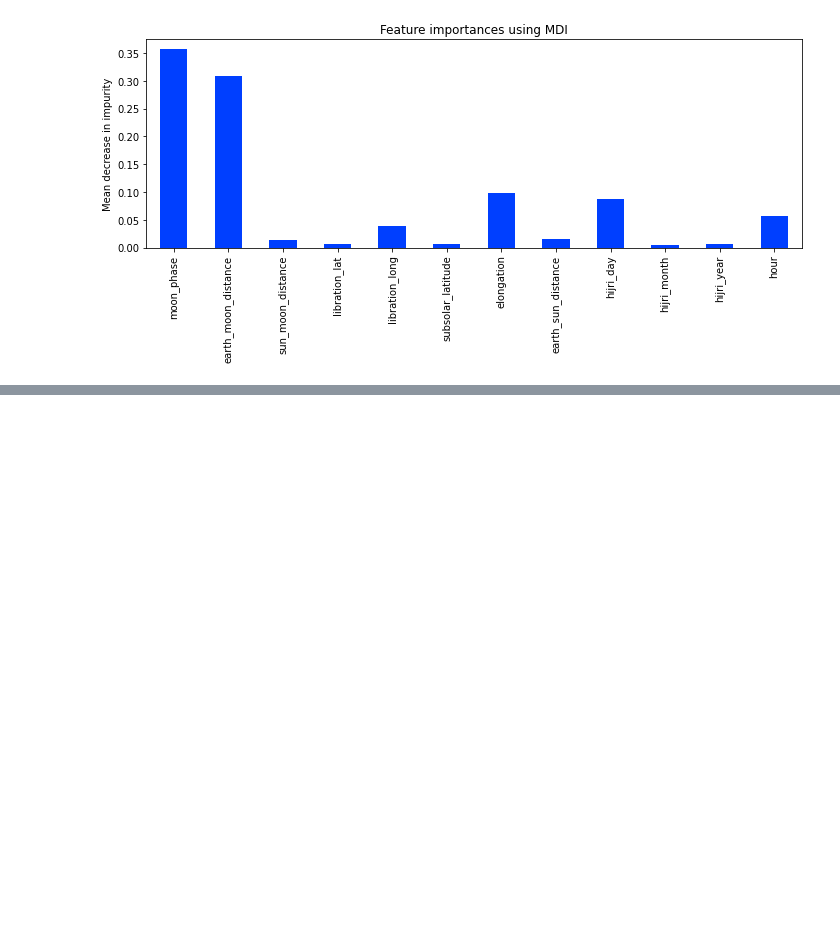
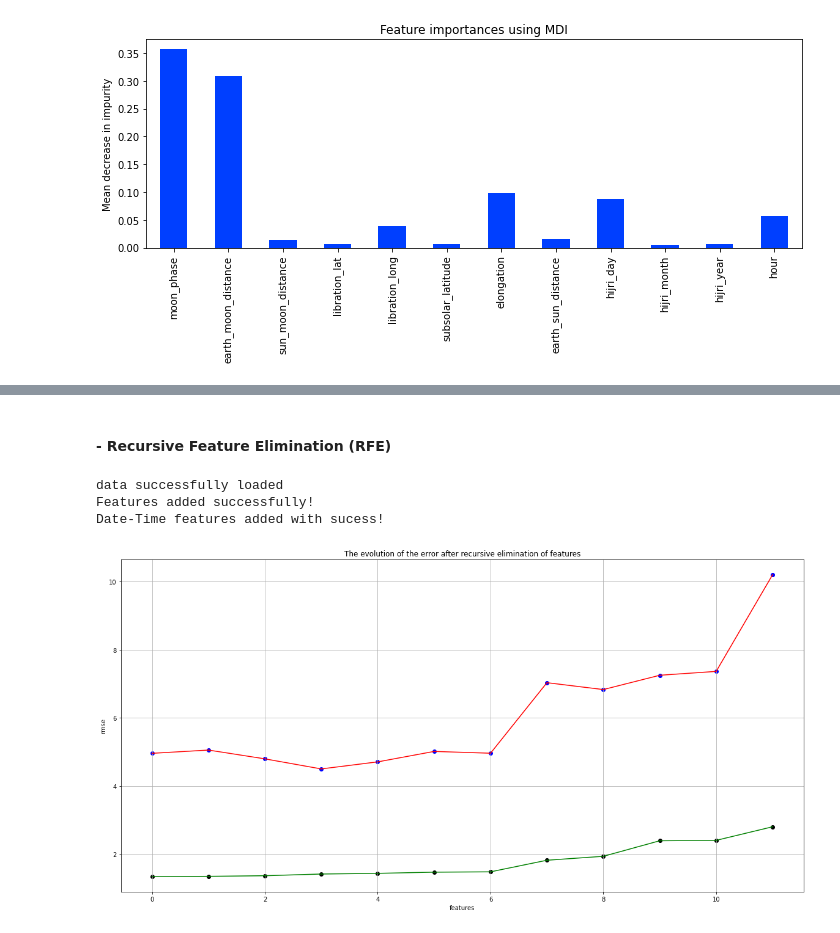
Before and after one commit to otmane-el-aloi/Prediction-of-tidal-coefficients, a Jupyter notebook: featureEngineering.ipynb, the cells around one changed output, grey strips where cells are left out. Cells and saved outputs as stored; diff of their text form; code cells hidden in the pictures; blank space fills up the shorter version.

Commit message:
select best features using recursive elimination with RF (MDI)

```diff
--- a/featureEngineering.ipynb
+++ b/featureEngineering.ipynb
@@ -254,0 +268,12 @@ fig.tight_layout()
+# %% [markdown]
+#### - Recursive Feature Elimination (RFE)
+# %%
+DL = DataLoader()
+DL.createDataFrame()
+DL.addMoonSunFeatures()
+DL.addTimRelatedFeatures()
+df = DL.data
+# %% [output]
+data successfully loaded
+Features added successfully!
+Date-Time features added with sucess!
@@ -254,0 +284,46 @@ fig.tight_layout()
+# %%
+X_train = df_train.iloc[:,2:]
+y_train = df_train.iloc[:,1]
+
+X_test = df_test.iloc[:,2:]
+y_test = df_test.iloc[:,1]
+# %%
+RF = RFModel(params = {"n_estimators":100})
+RF.fit(X_train,y_train)
+rmse_test=[]
+rmse_train = []
+droped_features=[]
+for i in range (X_train.shape[1]-1):
+    # making prediction
+    y_predicted = RF.predict(X_test)
+    y_predicted_train = RF.predict(X_train)
+
+    # computing error
+    rmse_test.append(mean_squared_error(y_test, y_predicted, squared=False))
+    rmse_train.append(mean_squared_error(y_train, y_predicted_train, squared=False))
+
+    # getting feature importances
+    features_imp=np.array(RF.model.feature_importances_)
+
+    # getting the less impotant feature based on mean decrease in impurity
+    f_less_imp=np.argmin(features_imp)
+    droped_features.append(X_train.columns[f_less_imp])
+
+    # dropping the lest important feature
+    X_train=X_train.drop([X_train.columns[f_less_imp]],axis=1)
+    X_test=X_test.drop([X_test.columns[f_less_imp]],axis=1)
+
+    # refitting the model on the reduced data
+    RF.fit(X_train,y_train)
+# %%
+plt.figure(figsize=(20, 10))
+plt.plot(rmse_test, color= "red")
+plt.plot(rmse_train, color = "green")
+plt.scatter(np.arange(12), rmse_train, color = "black")
+plt.scatter(np.arange(12), rmse_test, color= "blue")
+plt.xlabel("features")
+plt.ylabel("rmse")
+plt.title("The evolution of the error after recursive elimination of features")
+plt.grid(True)
+# %% [output]
+[figure, added]
```
Also changed, not shown: parts of 13 cells of this notebook.
